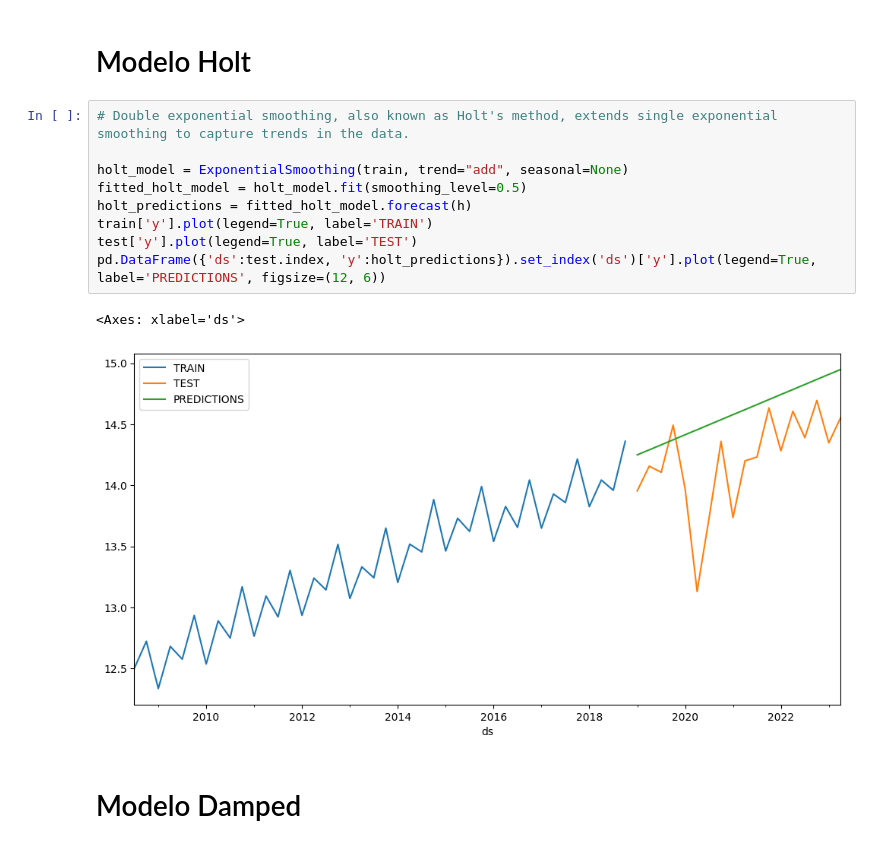
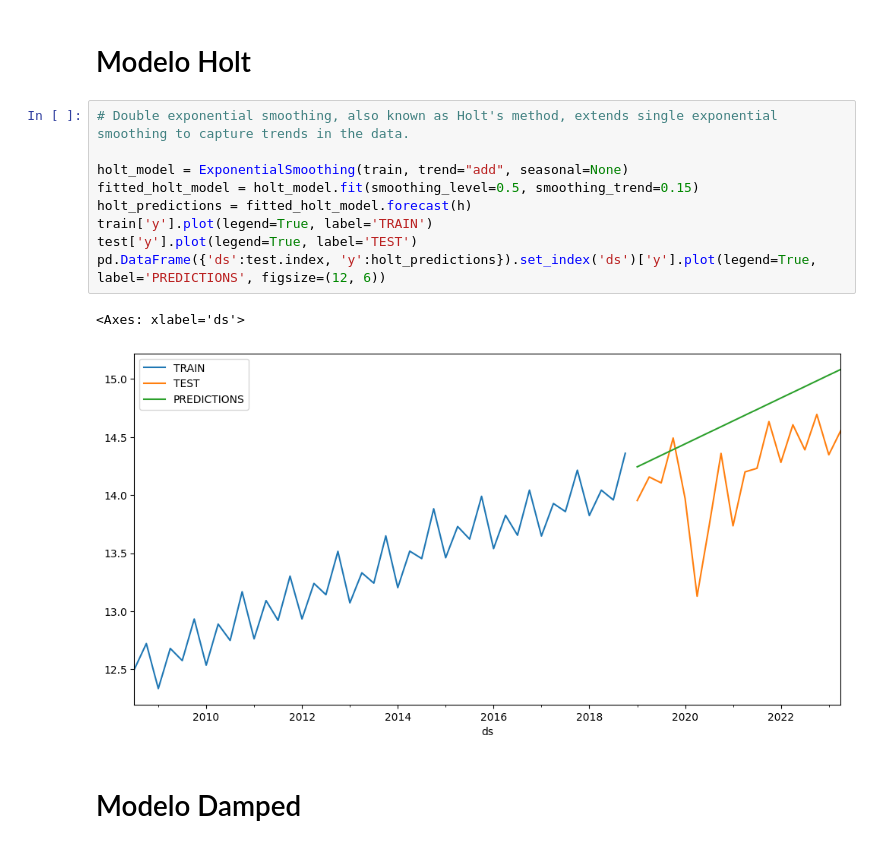
Before and after one commit to MariaGabrielaAlvesZuppardo/SeriesTemporaisCin, a Jupyter notebook: Lista_de_Exercicio_Exponential_Smoothing_Seasonal.ipynb, the cells around one changed output. Saved outputs shown, nothing was run; the diff lists cells and outputs as text.

```diff
--- a/Lista_de_Exercicio_Exponential_Smoothing_Seasonal.ipynb
+++ b/Lista_de_Exercicio_Exponential_Smoothing_Seasonal.ipynb
@@ -113,15 +113,15 @@ pd.DataFrame({'ds':test.index, 'y':ses_predictions}).set_index('ds')['y'].plot(l
 # %%
 # Double exponential smoothing, also known as Holt's method, extends single exponential smoothing to capture trends in the data.
 
 holt_model = ExponentialSmoothing(train, trend="add", seasonal=None)
-fitted_holt_model = holt_model.fit(smoothing_level=0.5)
+fitted_holt_model = holt_model.fit(smoothing_level=0.5, smoothing_trend=0.15)
 holt_predictions = fitted_holt_model.forecast(h)
 train['y'].plot(legend=True, label='TRAIN')
 test['y'].plot(legend=True, label='TEST')
 pd.DataFrame({'ds':test.index, 'y':holt_predictions}).set_index('ds')['y'].plot(legend=True, label='PREDICTIONS', figsize=(12, 6))
 # %% [output]
 <Axes: xlabel='ds'>
-[figure, old version]
+[figure, new version]
 # %% [markdown]
 # Modelo Damped
 # %%
```
